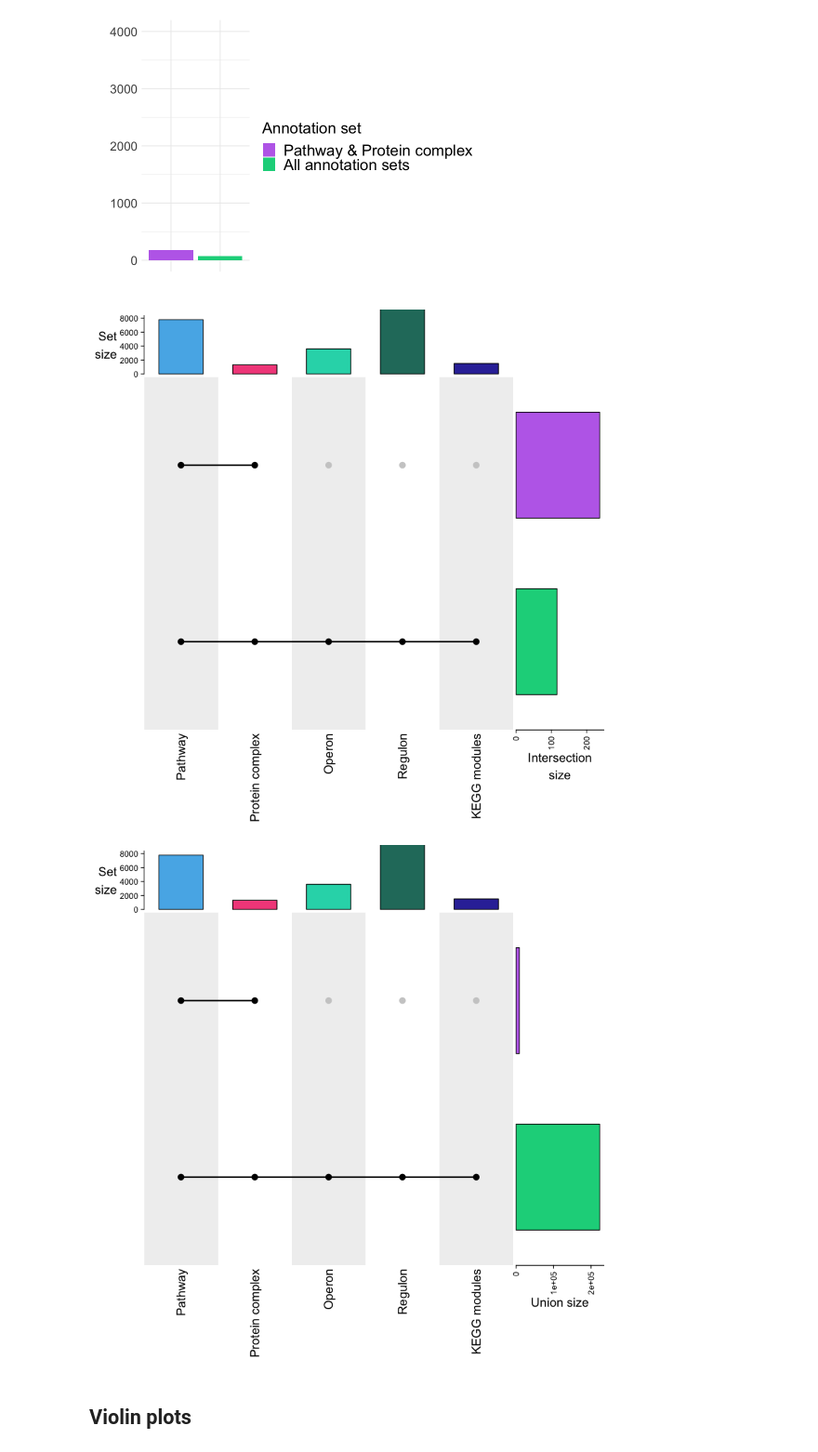
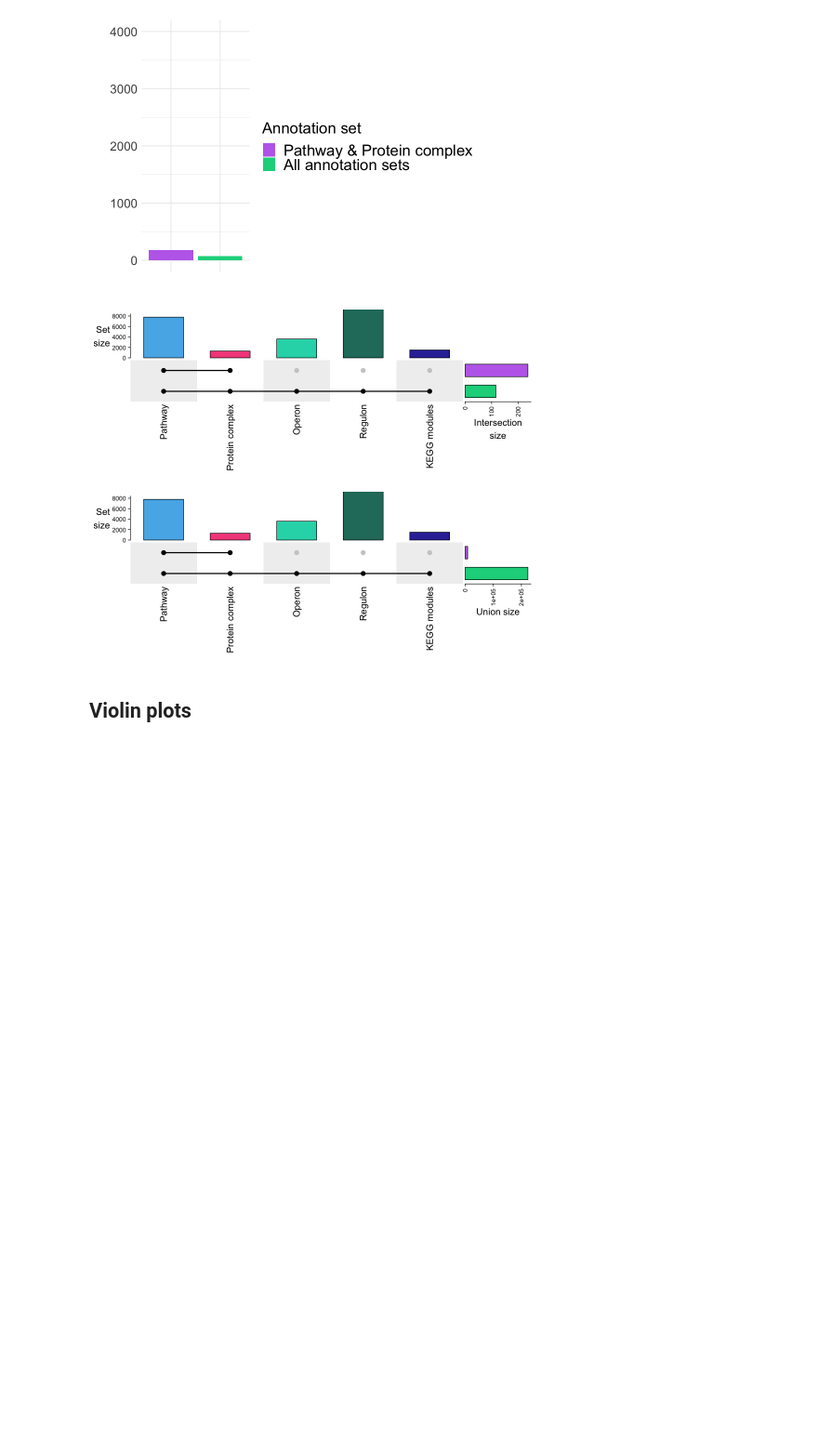
Before and after one commit to peterwu19881230/Systematic-analyses-ecoli-phenotypes, a Jupyter notebook: Nichols_data_mining_code/figs.ipynb, the cells around one changed output. Shown at 93% size. Saved outputs shown, nothing was run; the diff lists cells and outputs as text; code cells hidden in the pictures; blank space fills up the shorter version.

```diff
--- a/Nichols_data_mining_code/figs.ipynb
+++ b/Nichols_data_mining_code/figs.ipynb
@@ -105,35 +124,36 @@ p1=UpSet(t(m),set_order = 1:length(sets),comb_order = 2:1,
       top_annotation = upset_top_annotation(t(m),gp = gpar(fill = c("#56B4E9","#F3518A","#24D7B7","#267A6B","#3533A7")),ylim = c(0, 8000))
       )
 
 
 
 #Union
 pairs=1:7914231
 Pwy=pairs[as.logical(df$Pwy)]
 pcomplex=pairs[as.logical(df$pcomplex)]
 operon=pairs[as.logical(df$operon)]
 regulator=pairs[as.logical(df$regulator)]
 kegg_modules=pairs[as.logical(df$kegg_modules)]
 
 
 sets=list(Pwy=Pwy,pcomplex=pcomplex,operon=operon,regulator=regulator,kegg_modules=kegg_modules)
 
 names(sets)=c("Pathway","Protein complex","Operon","Regulon","KEGG modules")
 
 
 m=make_comb_mat(sets, mode = "union")
 m=m[,c(31,6)]
 
 p2=UpSet(t(m),set_order = 1:length(sets),comb_order = 2:1,
       right_annotation = upset_right_annotation(t(m), gp = gpar(fill = c("#09D38A","#BE70EA"))),
       top_annotation = upset_top_annotation(t(m),gp = gpar(fill = c("#56B4E9","#F3518A","#24D7B7","#267A6B","#3533A7")),ylim = c(0, 8000))
 )
 
+options(repr.plot.width = 8, repr.plot.height = 3)
 p1
 p2
 # %% [output]
-[figure, old version]
+[figure, new version]
-[figure, old version]
+[figure, new version]
 # %% [markdown]
 ## Violin plots
 # %%
```
Also changed, not shown: parts of 3 cells of this notebook, 2 other files.
